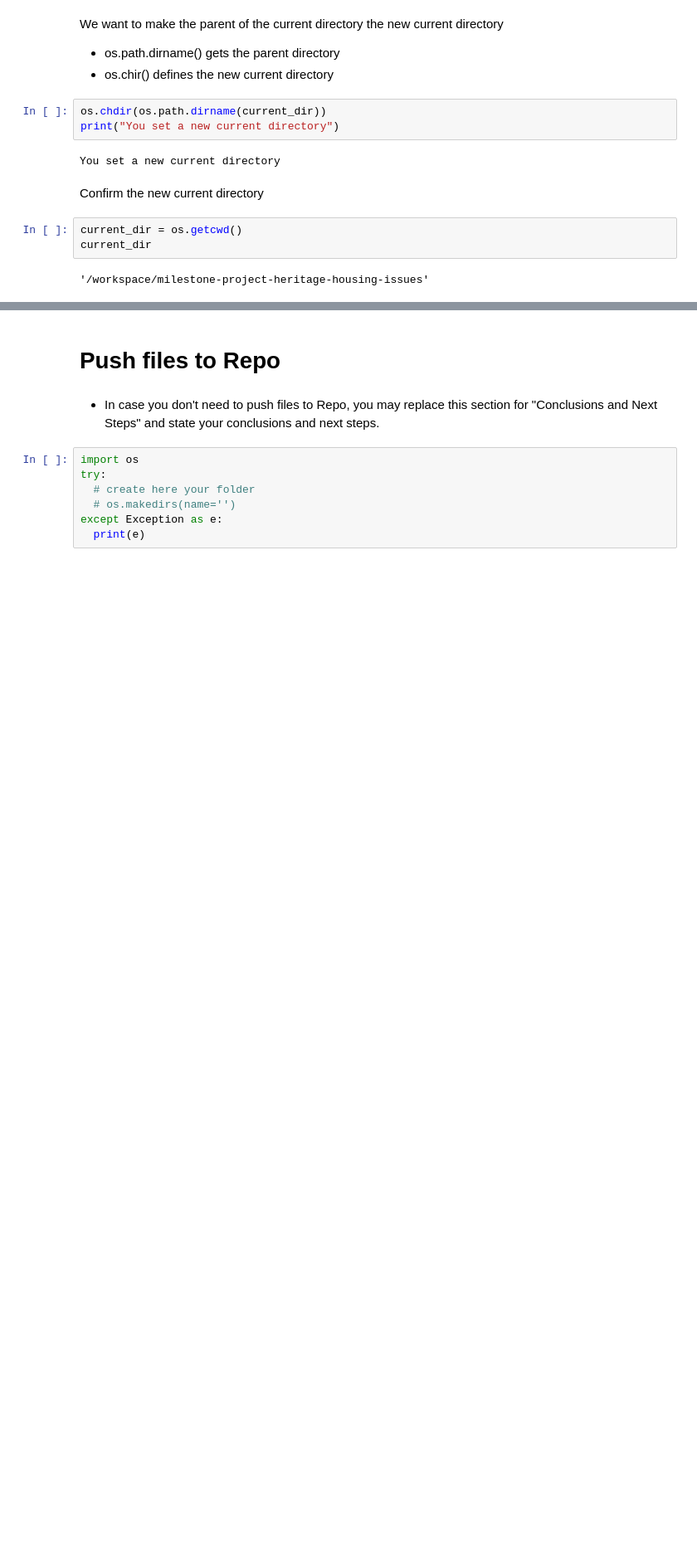
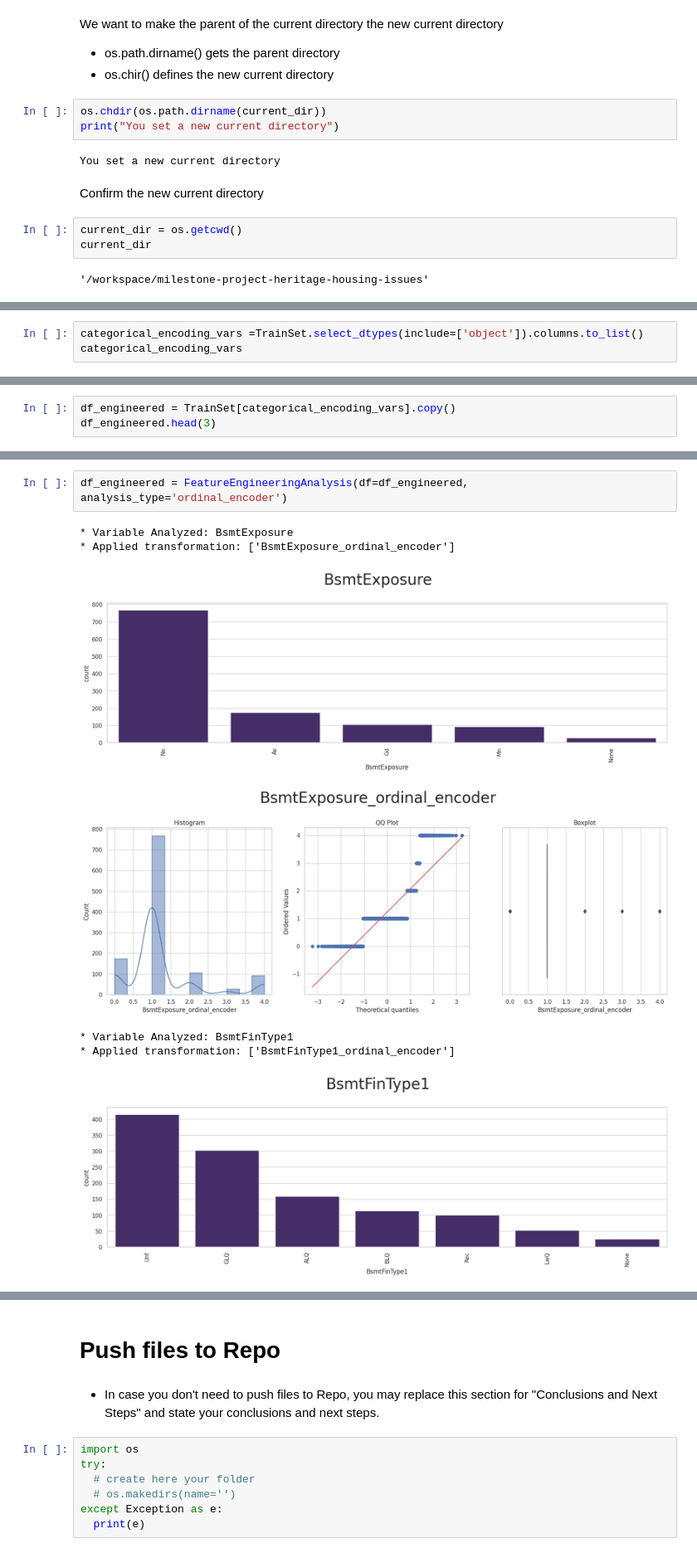
Before and after one commit to SamMartin92/milestone-project-heritage-housing-issues, a Jupyter notebook: jupyter_notebooks/Feature Engineering.ipynb, the cells around one changed output, grey strips where cells are left out. Shown at 83% size. Cells and saved outputs as stored; diff of their text form; blank space fills up the shorter version.

Commit message:
commences FeatureEngineering notebook

```diff
--- a/jupyter_notebooks/Feature Engineering.ipynb
+++ b/jupyter_notebooks/Feature Engineering.ipynb
@@ -68,0 +443,3 @@ NOTE
+# %%
+categorical_encoding_vars =TrainSet.select_dtypes(include=['object']).columns.to_list()
+categorical_encoding_vars
@@ -68,0 +450,3 @@ NOTE
+# %%
+df_engineered = TrainSet[categorical_encoding_vars].copy()
+df_engineered.head(3)
@@ -68,0 +461,10 @@ NOTE
+# %%
+df_engineered = FeatureEngineeringAnalysis(df=df_engineered, analysis_type='ordinal_encoder')
+# %% [output]
+* Variable Analyzed: BsmtExposure
+* Applied transformation: ['BsmtExposure_ordinal_encoder']
+[figure, added]
+[figure, added]
+* Variable Analyzed: BsmtFinType1
+* Applied transformation: ['BsmtFinType1_ordinal_encoder']
+[figure, added]
```
Also changed, not shown: parts of 29 cells of this notebook.
